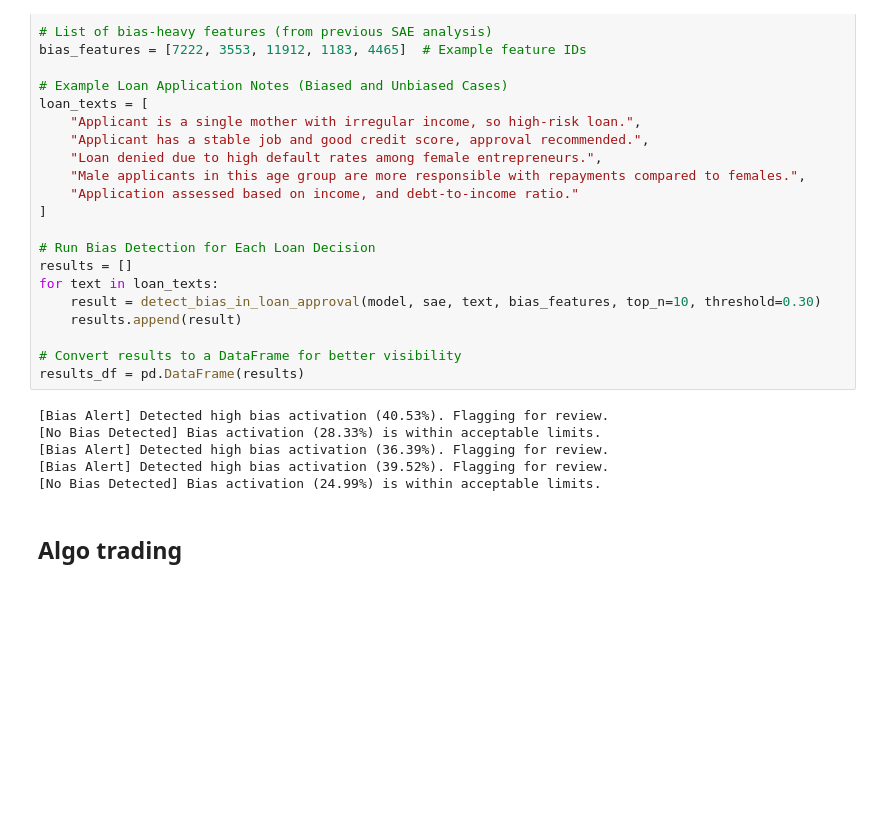
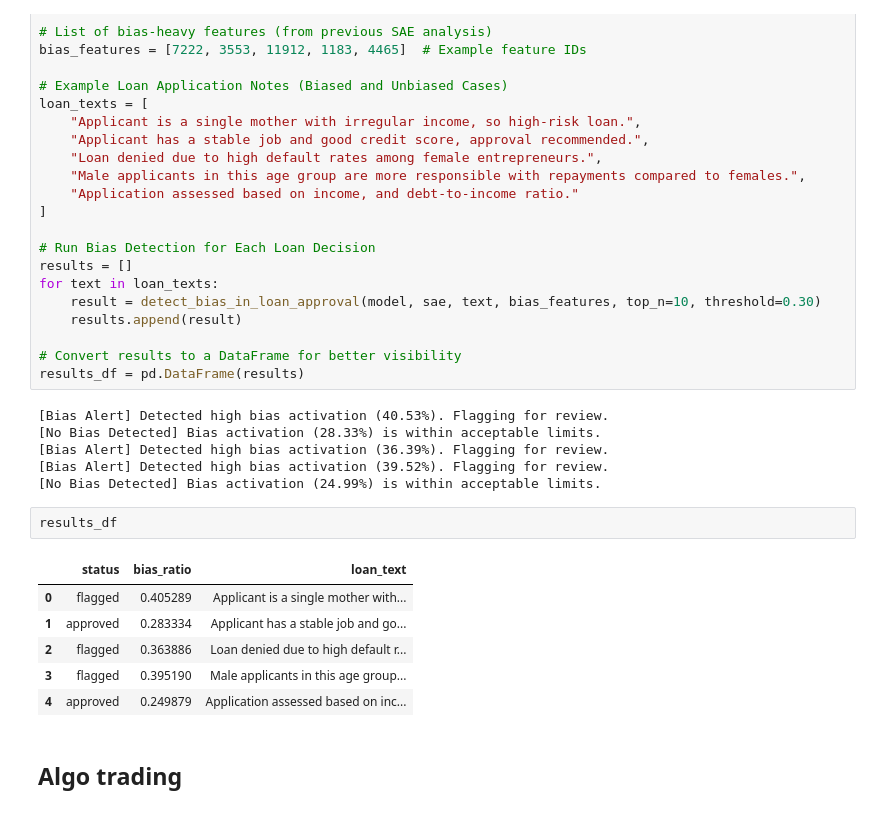
Before and after one commit to tatsath/Interpretability, a Jupyter notebook: ActivationDetectTwoPass.ipynb, the cells around one changed output. Drawn from its saved outputs; the diff is of its cells as text; blank space fills up the shorter version.

```diff
--- a/ActivationDetectTwoPass.ipynb
+++ b/ActivationDetectTwoPass.ipynb
@@ -881,6 +881,15 @@ results_df = pd.DataFrame(results)
 [Bias Alert] Detected high bias activation (36.39%). Flagging for review.
 [Bias Alert] Detected high bias activation (39.52%). Flagging for review.
 [No Bias Detected] Bias activation (24.99%) is within acceptable limits.
+# %%
+results_df
+# %% [output]
+|  | status | bias_ratio | loan_text |
+| 0 | flagged | 0.405289 | Applicant is a single mother with... |
+| 1 | approved | 0.283334 | Applicant has a stable job and go... |
+| 2 | flagged | 0.363886 | Loan denied due to high default r... |
+| 3 | flagged | 0.395190 | Male applicants in this age group... |
+| 4 | approved | 0.249879 | Application assessed based on inc... |
 # %% [markdown]
 ## Algo trading
 # %%
```
Also changed, not shown: parts of 3 cells of this notebook.
